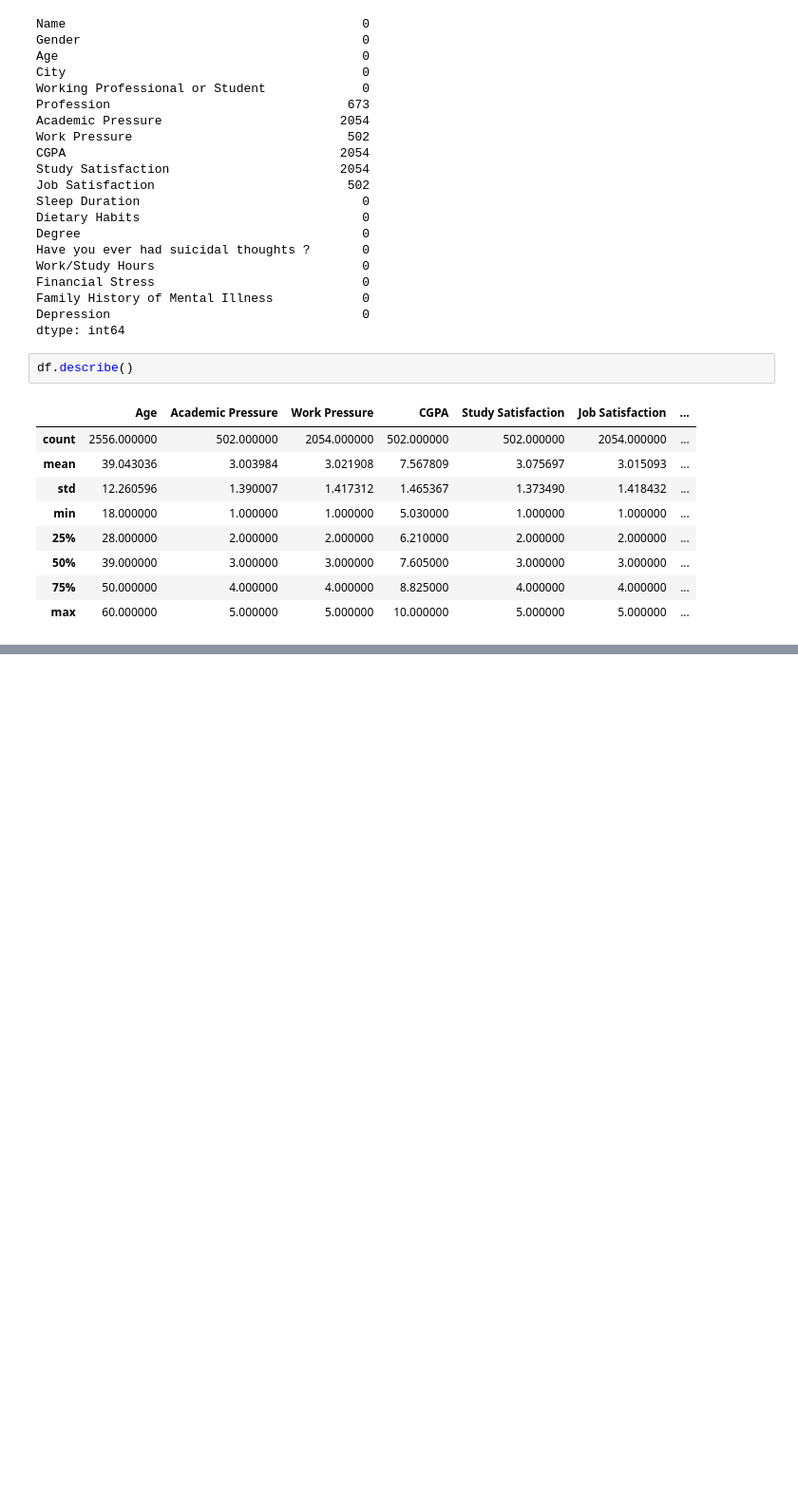
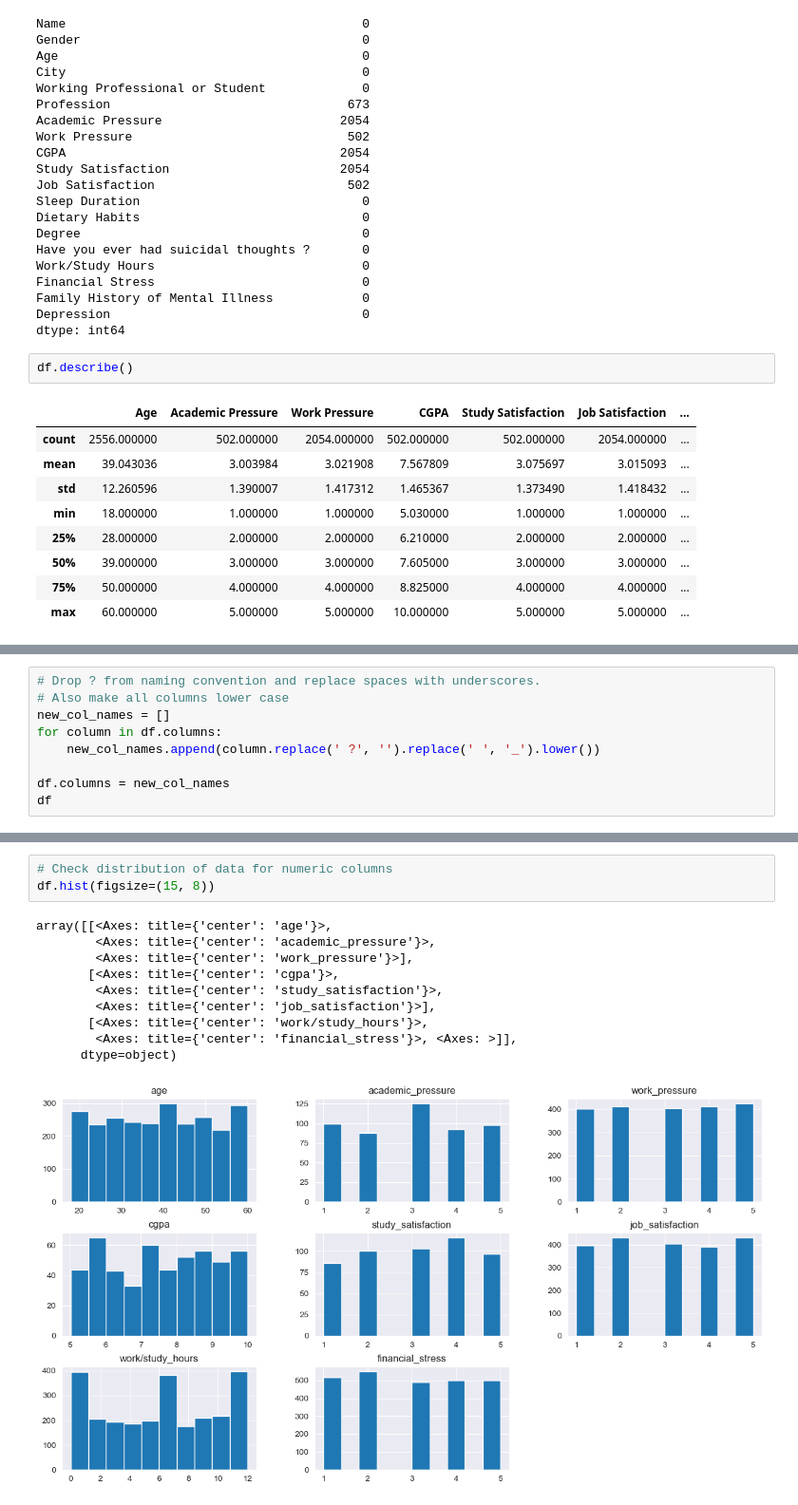
Before and after one commit to elijahlopez94/depression_survey_analysis, a Jupyter notebook: eda.ipynb, the cells around one changed output, grey strips where cells are left out. Shown at 95% size. Cells and saved outputs as stored; diff of their text form; blank space fills up the shorter version.

Commit message:
Added visualizations of data distributions for numeric and categorical data and made notes on observations.

```diff
--- a/eda.ipynb
+++ b/eda.ipynb
@@ -92,0 +117,9 @@ Before jumping into analysis let's standardize the naming convention of the colu
+# %%
+# Drop ? from naming convention and replace spaces with underscores.
+# Also make all columns lower case
+new_col_names = []
+for column in df.columns:
+    new_col_names.append(column.replace(' ?', '').replace(' ', '_').lower())
+
+df.columns = new_col_names
+df
@@ -92,0 +140,14 @@ Before jumping into analysis let's standardize the naming convention of the colu
+# %%
+# Check distribution of data for numeric columns
+df.hist(figsize=(15, 8))
+# %% [output]
+array([[<Axes: title={'center': 'age'}>,
+        <Axes: title={'center': 'academic_pressure'}>,
+        <Axes: title={'center': 'work_pressure'}>],
+       [<Axes: title={'center': 'cgpa'}>,
+        <Axes: title={'center': 'study_satisfaction'}>,
+        <Axes: title={'center': 'job_satisfaction'}>],
+       [<Axes: title={'center': 'work/study_hours'}>,
+        <Axes: title={'center': 'financial_stress'}>, <Axes: >]],
+      dtype=object)
+[figure, added]
```
Also changed, not shown: parts of 11 cells of this notebook, 1 other file.
